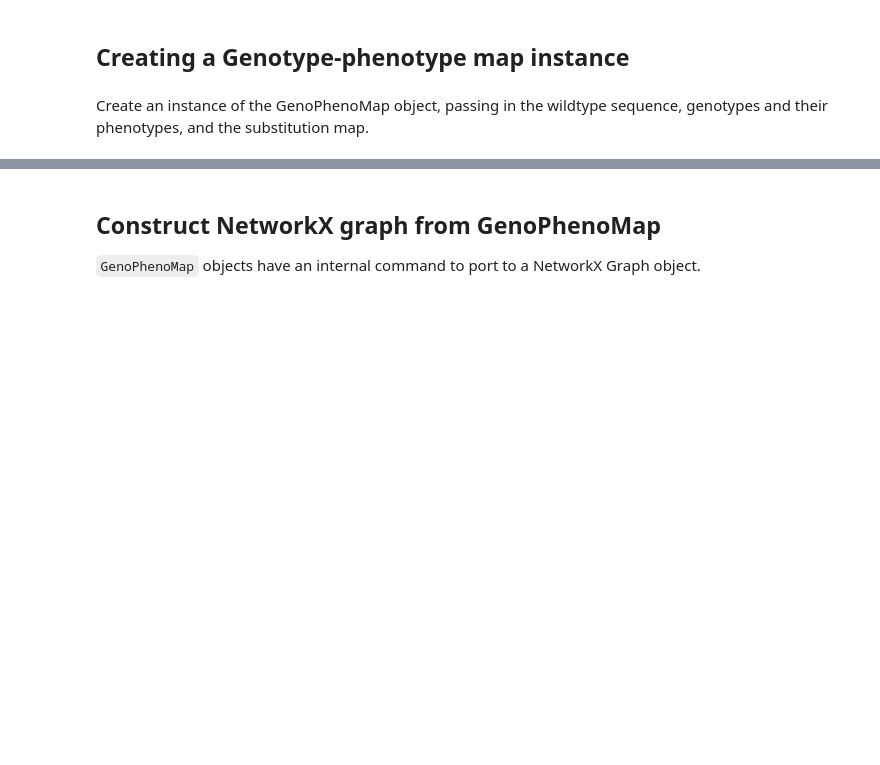
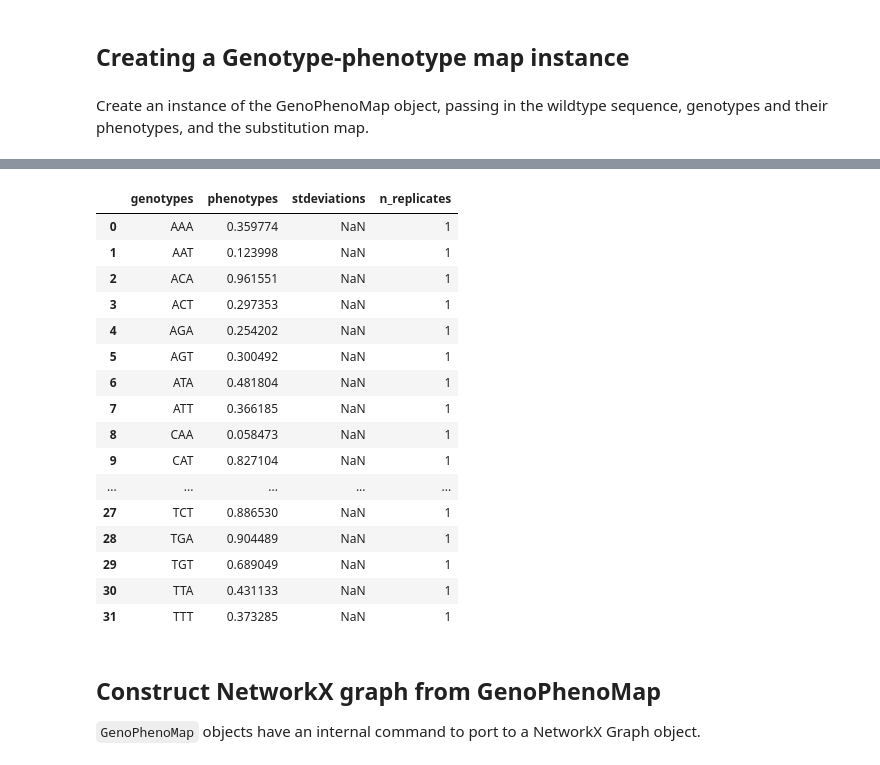
Before and after one commit to harmslab/gpmap, a Jupyter notebook: examples/Introduction to Genotype-Phenotype Map Module.ipynb, the cells around one changed output, grey strips where cells are left out. Drawn from its saved outputs; the diff is of its cells as text; code cells hidden in the pictures; blank space fills up the shorter version.

Commit message:
redesign core datamodel to support only dataframes

```diff
--- a/examples/Introduction to Genotype-Phenotype Map Module.ipynb
+++ b/examples/Introduction to Genotype-Phenotype Map Module.ipynb
@@ -56,3 +94,23 @@ gpm = GenotypePhenotypeMap(wt, # wildtype sequence
+# %%
+gpm.df
+# %% [output]
+|  | genotypes | phenotypes | stdeviations | n_replicates |
+| 0 | AAA | 0.359774 | NaN | 1 |
+| 1 | AAT | 0.123998 | NaN | 1 |
+| 2 | ACA | 0.961551 | NaN | 1 |
+| 3 | ACT | 0.297353 | NaN | 1 |
+| 4 | AGA | 0.254202 | NaN | 1 |
+| 5 | AGT | 0.300492 | NaN | 1 |
+| 6 | ATA | 0.481804 | NaN | 1 |
+| 7 | ATT | 0.366185 | NaN | 1 |
+| 8 | CAA | 0.058473 | NaN | 1 |
+| 9 | CAT | 0.827104 | NaN | 1 |
+| ... | ... | ... | ... | ... |
+| 27 | TCT | 0.886530 | NaN | 1 |
+| 28 | TGA | 0.904489 | NaN | 1 |
+| 29 | TGT | 0.689049 | NaN | 1 |
+| 30 | TTA | 0.431133 | NaN | 1 |
+| 31 | TTT | 0.373285 | NaN | 1 |
 # %% [markdown]
 ## Construct NetworkX graph from GenoPhenoMap
 
```
Also changed, not shown: parts of 3 cells of this notebook, 2 other files.
